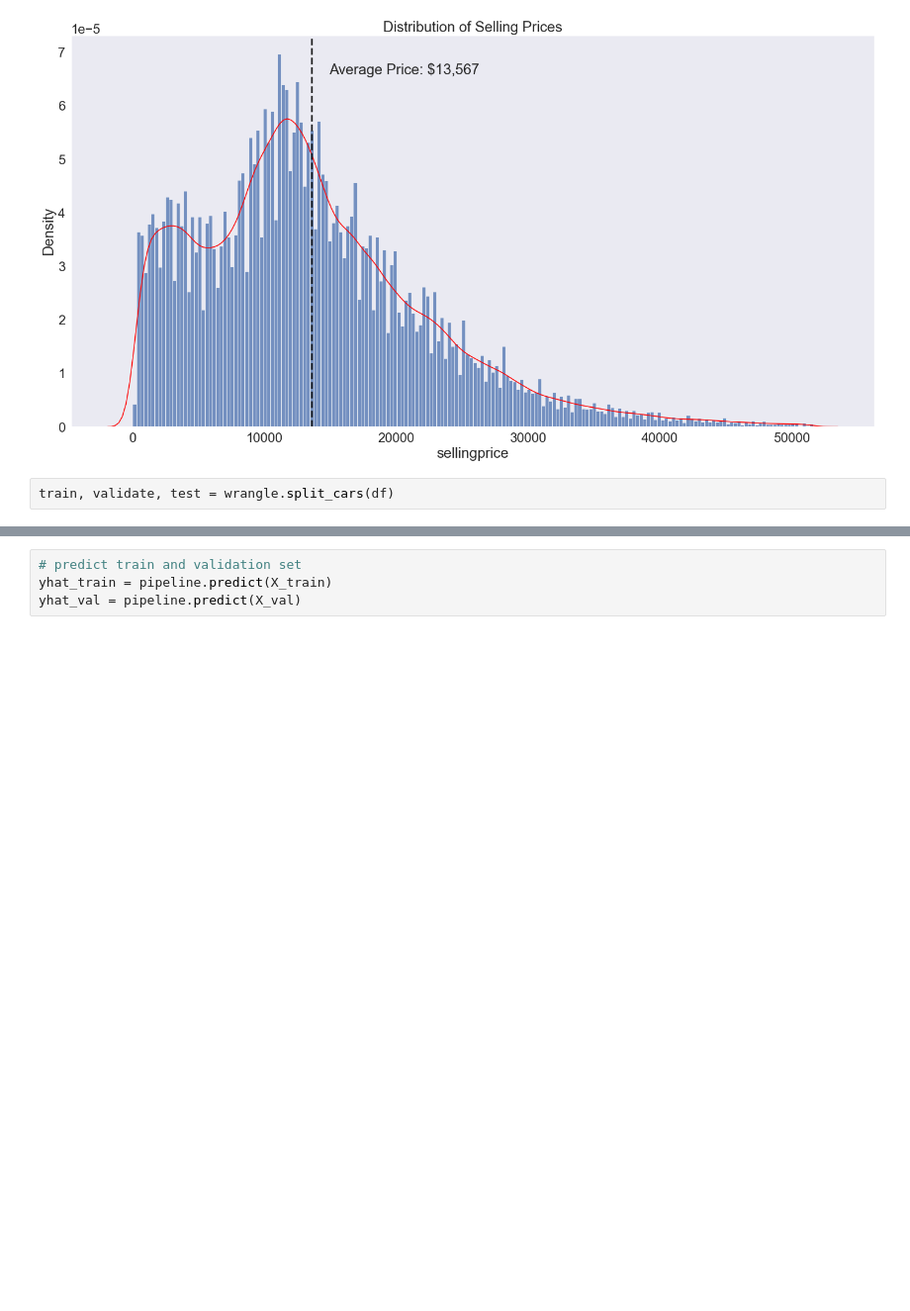
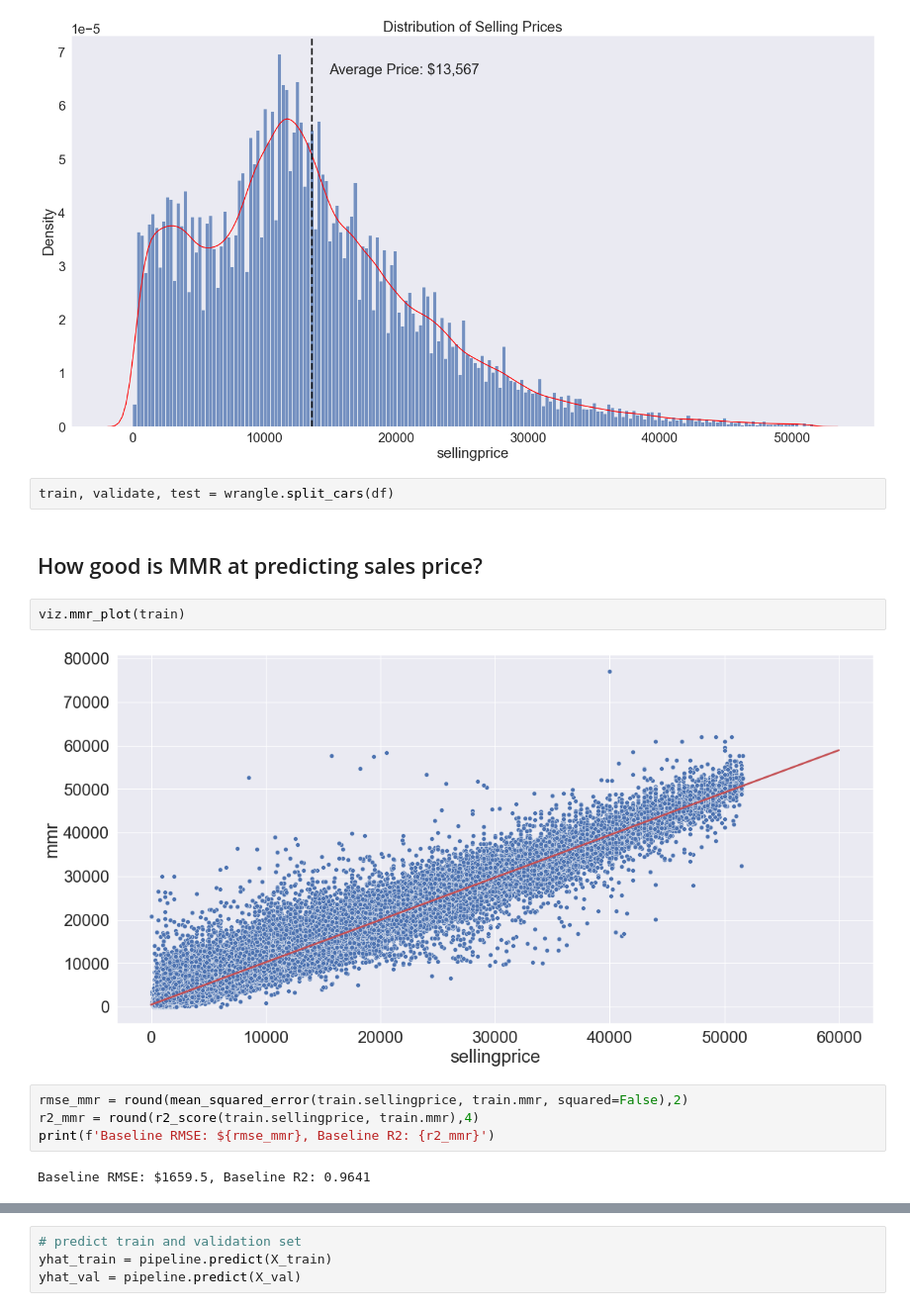
Before and after one commit to DanChurchill/car_price_predictor, a Jupyter notebook: final_report.ipynb, the cells around one changed output, grey strips where cells are left out. Shown: that part at 99% size. Saved outputs shown, nothing was run; the diff lists cells and outputs as text; blank space fills up the shorter version.

```diff
--- a/final_report.ipynb
+++ b/final_report.ipynb
@@ -52,3 +53,15 @@ viz.plot_dist(df)
 [figure]
 # %%
 train, validate, test = wrangle.split_cars(df)
+# %% [markdown]
+## How good is MMR at predicting sales price?
+# %%
+viz.mmr_plot(train)
+# %% [output]
+[figure, added]
+# %%
+rmse_mmr = round(mean_squared_error(train.sellingprice, train.mmr, squared=False),2)
+r2_mmr = round(r2_score(train.sellingprice, train.mmr),4)
+print(f'Baseline RMSE: ${rmse_mmr}, Baseline R2: {r2_mmr}')
+# %% [output]
+Baseline RMSE: $1659.5, Baseline R2: 0.9641
```
Also changed, not shown: parts of 13 cells of this notebook, 2 other files.
